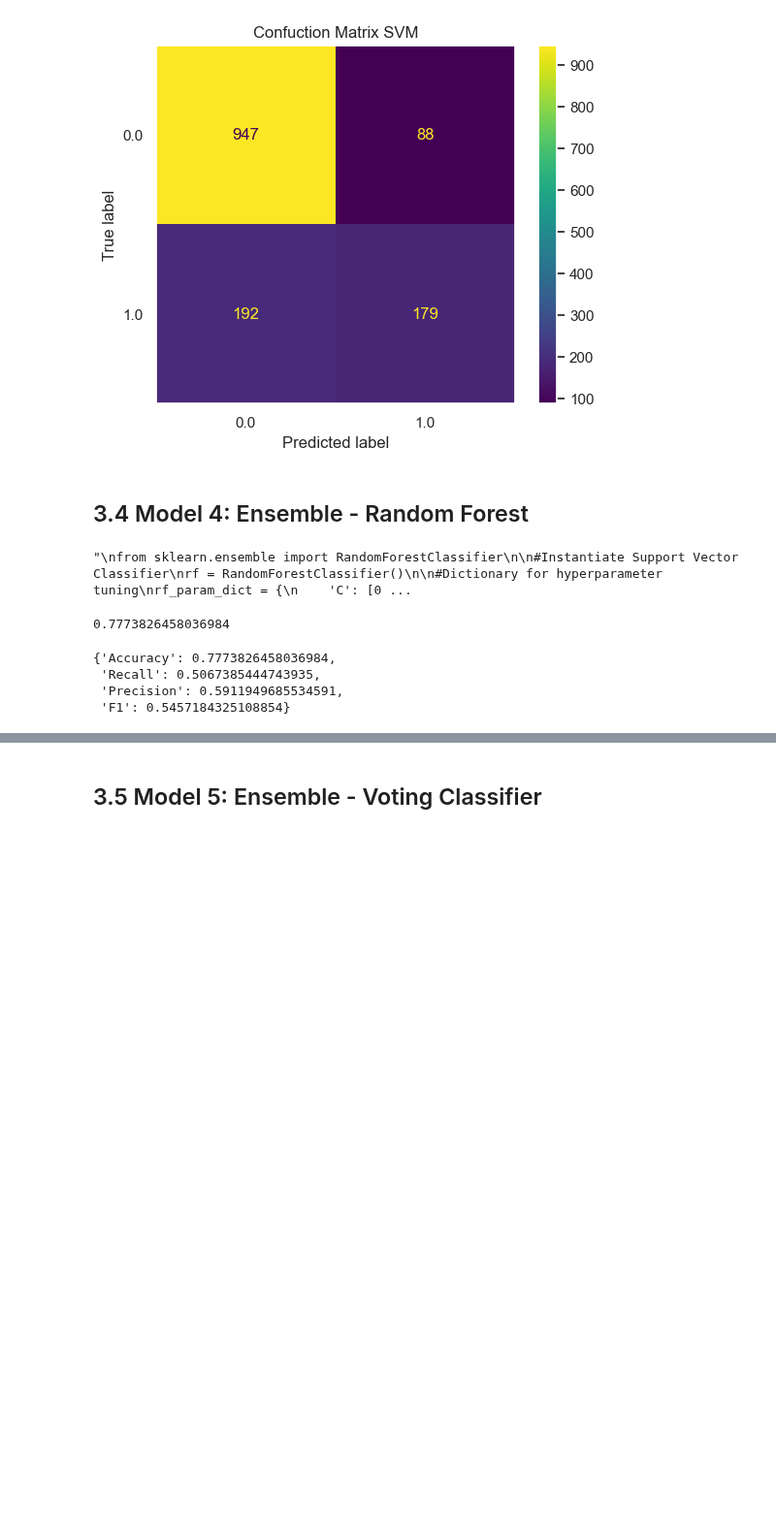
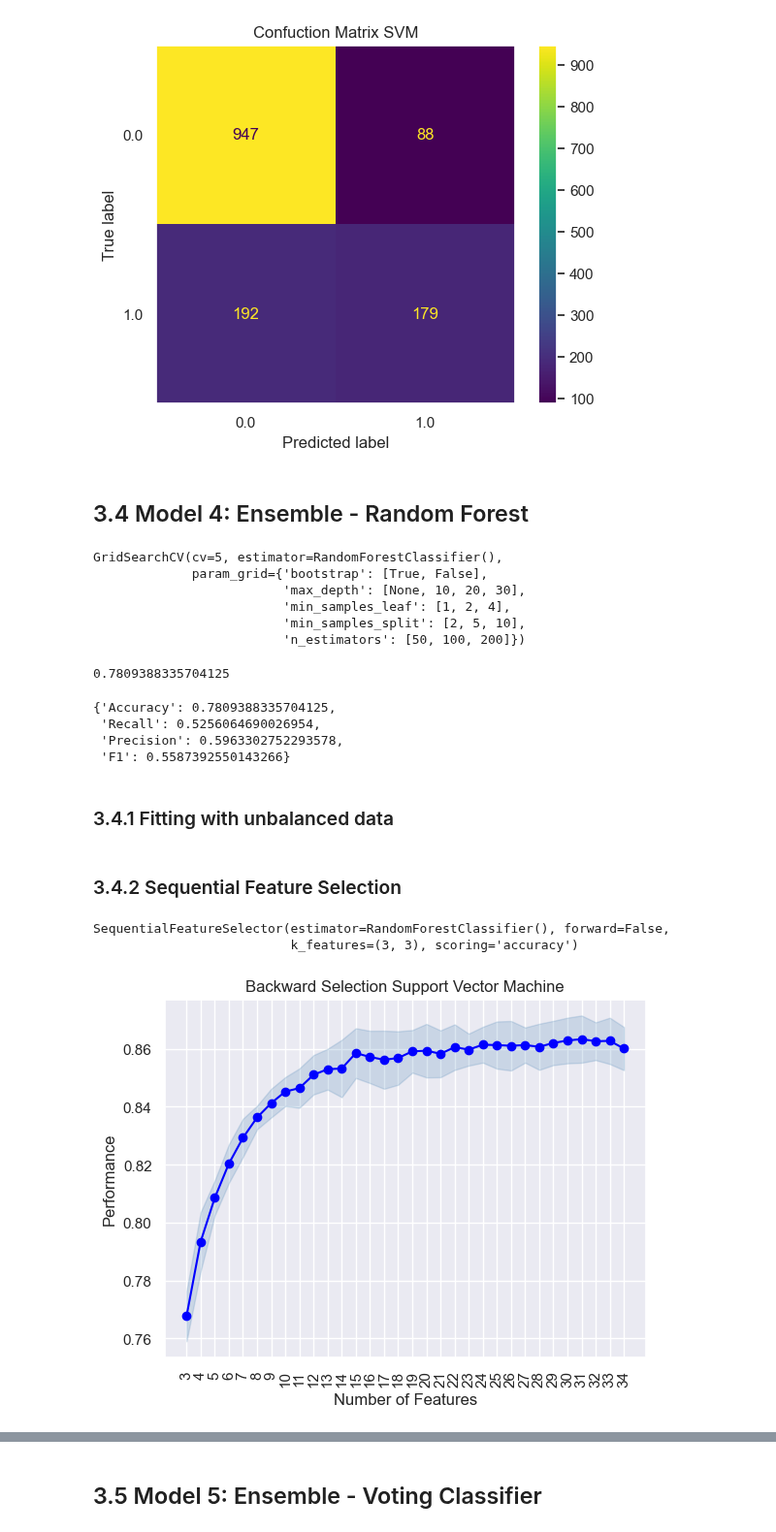
Before and after one commit to emsif84/churn_prediction, a Jupyter notebook: churn_prediction.ipynb, the cells around one changed output, grey strips where cells are left out. Shown at 97% size. Drawn from its saved outputs; the diff is of its cells as text; code cells hidden in the pictures; blank space fills up the shorter version.

```diff
--- a/churn_prediction.ipynb
+++ b/churn_prediction.ipynb
@@ -673,7 +673,6 @@ plt.grid('')
 # %% [markdown]
 ## 3.4 Model 4: Ensemble - Random Forest
 # %%
-'''
 from sklearn.ensemble import RandomForestClassifier
 
 #Instantiate Support Vector Classifier
@@ -681,33 +680,30 @@ rf = RandomForestClassifier()
 
 #Dictionary for hyperparameter tuning
 rf_param_dict = {
-    'C': [0.1, 1, 10],
-    'kernel': ['linear', 'rbf', 'poly'],
-    'gamma': [0.1, 1, 'scale', 'auto']}
+    'n_estimators': [50, 100, 200],
+    'max_depth': [None, 10, 20, 30],
+    'min_samples_split': [2, 5, 10],
+    'min_samples_leaf': [1, 2, 4],
+    'bootstrap': [True, False]
+}
 
 #Instantiate GridsearchCV
 gridcv_rf = GridSearchCV(estimator=rf,cv=5,param_grid=rf_param_dict,verbose=0)
 
 #Fit Gridsearch with training data
-gridcv_rf.fit(X_train,y_train)
-
-'''
+gridcv_rf.fit(X_train_bal,y_train_bal)
 # %% [output]
-"\nfrom sklearn.ensemble import RandomForestClassifier\n\n#Instantiate Support Vector Classifier\nrf = RandomForestClassifier()\n\n#Dictionary for hyperparameter tuning\nrf_param_dict = {\n    'C': [0 ...
+GridSearchCV(cv=5, estimator=RandomForestClassifier(),
+             param_grid={'bootstrap': [True, False],
+                         'max_depth': [None, 10, 20, 30],
+                         'min_samples_leaf': [1, 2, 4],
+                         'min_samples_split': [2, 5, 10],
+                         'n_estimators': [50, 100, 200]})
-# %%
-from sklearn.ensemble import RandomForestClassifier
-from sklearn.model_selection import GridSearchCV
-
-
-param_rf = {'max_features':range(1,30)}
-rf = RandomForestClassifier()
-grid_rf = GridSearchCV(estimator=rf,param_grid=param_rf,cv=5,scoring='accuracy')
 # %%
-grid_rf.fit(X_train_bal,y_train_bal)
-y_pred_rf = grid_rf.predict(X_test)
-grid_rf.score(X_test,y_test)
+y_pred_rf = gridcv_rf.predict(X_test)
+gridcv_rf.score(X_test,y_test)
 # %% [output]
-0.7773826458036984
+0.7809388335704125
 # %%
 #Create empty dict
 metrics_rf = {}
@@ -720,7 +716,28 @@ metrics_rf['F1'] = metrics.f1_score(y_test,y_pred_rf)
 
 metrics_rf
 # %% [output]
-{'Accuracy': 0.7773826458036984,
- 'Recall': 0.5067385444743935,
- 'Precision': 0.5911949685534591,
- 'F1': 0.5457184325108854}
+{'Accuracy': 0.7809388335704125,
+ 'Recall': 0.5256064690026954,
+ 'Precision': 0.5963302752293578,
+ 'F1': 0.5587392550143266}
+# %% [markdown]
+### 3.4.1 Fitting with unbalanced data
+# %% [markdown]
+### 3.4.2 Sequential Feature Selection
+# %%
+sbs_rf = SequentialFeatureSelector(estimator=rf,
+                                    forward=False,
+                                    floating=False,
+                                    scoring='accuracy',
+                                    k_features=3)
+
+sbs_rf.fit(X_train_bal,y_train_bal)
+# %% [output]
+SequentialFeatureSelector(estimator=RandomForestClassifier(), forward=False,
+                          k_features=(3, 3), scoring='accuracy')
+# %%
+plot_sfs(sbs_rf.get_metric_dict())
+plt.title('Backward Selection Support Vector Machine')
+plt.xticks(rotation=90);
+# %% [output]
+[figure, added]
```
Also changed, not shown: parts of 2 cells of this notebook.
